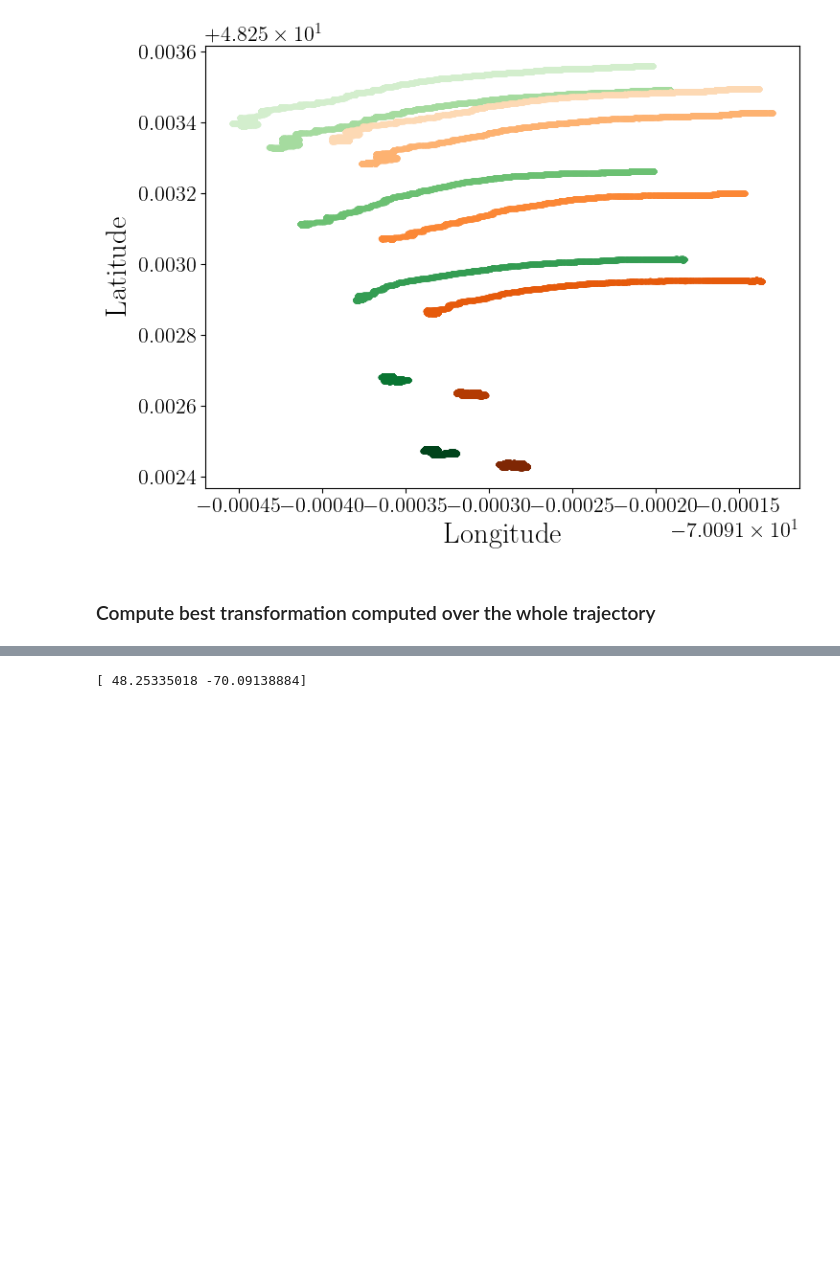
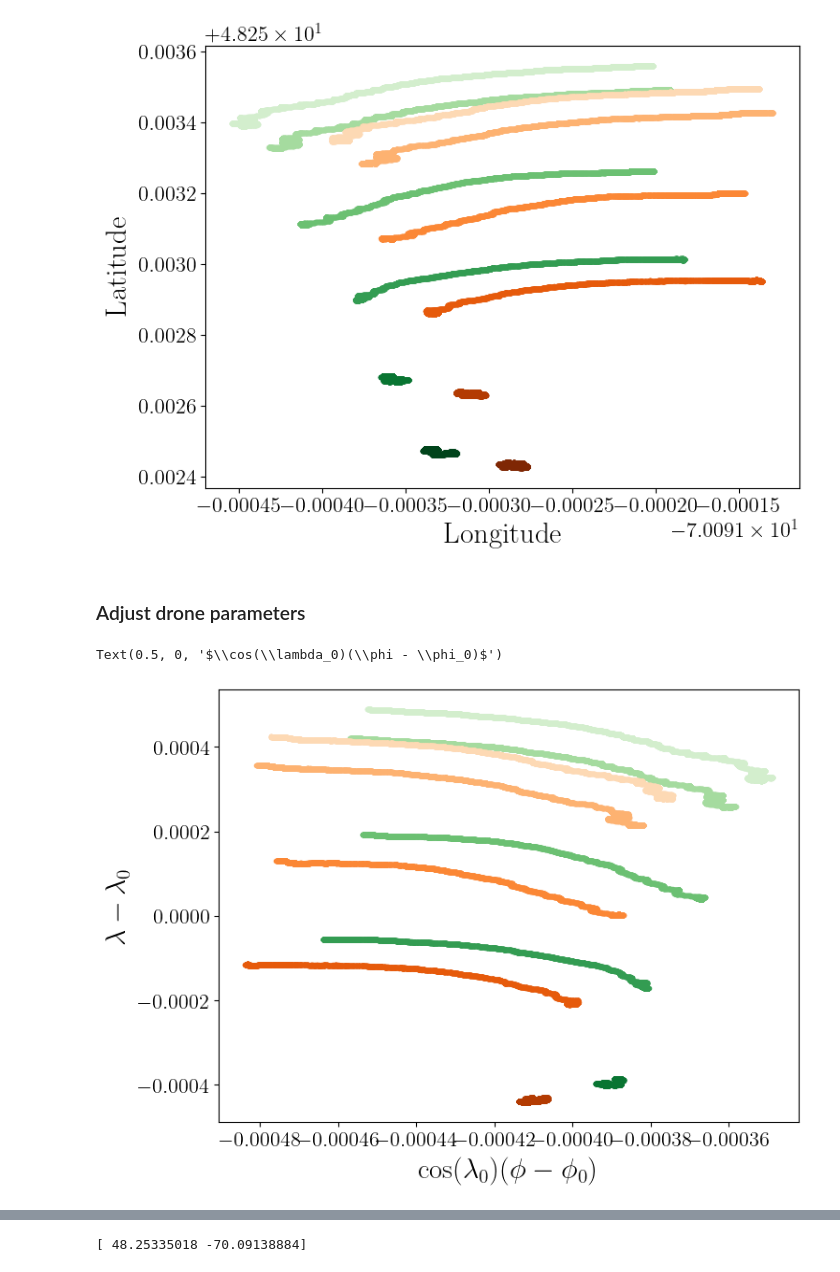
Before and after one commit to Turbotice/icewave, a Jupyter notebook: icewave/sebastien/BicWin2024/Notebook_buoys_alignement_0211_2024.ipynb, the cells around one changed output, grey strips where cells are left out. Drawn from its saved outputs; the diff is of its cells as text; code cells hidden in the pictures; blank space fills up the shorter version.

```diff
--- a/icewave/sebastien/BicWin2024/Notebook_buoys_alignement_0211_2024.ipynb
+++ b/icewave/sebastien/BicWin2024/Notebook_buoys_alignement_0211_2024.ipynb
@@ -188,5 +188,33 @@ ax.set_xlabel(r'Longitude')
 # %% [output]
 Text(0.5, 0, 'Longitude')
 [figure]
-# %% [markdown]
-### Compute best transformation computed over the whole trajectory
+# %% [markdown]
+### Adjust drone parameters
+# %%
+projected_drone = 'bernache'
+ref_drone = 'mesange'
+Nb_buoys = 5
+Nb_frames = 4000
+i0 = 520
+
+# compute adjustement of azimuth angle
+corrections = {projected_drone : {}, ref_drone : {}}
+for drone_key in corrections.keys():
+    corrections[drone_key]['lambda_phi'] = np.zeros(np.shape(Z[drone_key]['GPS'][:Nb_buoys,:,i0:i0 + Nb_frames]))
+    corrections[drone_key]['lambda_phi'][:,0,:] = Z[drone_key]['GPS'][:Nb_buoys,0,i0:i0 + Nb_frames] - param[projected_drone]['latitude']
+    corrections[drone_key]['lambda_phi'][:,1,:] = (Z[drone_key]['GPS'][:Nb_buoys,1,i0:i0 + Nb_frames]
+                                              - param[projected_drone]['longitude'])*np.cos(param[projected_drone]['latitude'])
+# %%
+set_graphs.set_matplotlib_param('single')
+fig, ax = plt.subplots()
+
+for drone_key in ['mesange','bernache']:
+    for i in range(Nb_buoys):
+        current_color = maps_drone[drone_key]['new_map'](maps_drone[drone_key]['cnorm'](i))
+        ax.plot(corrections[drone_key]['lambda_phi'][i,1,:],corrections[drone_key]['lambda_phi'][i,0,:],'.',color = current_color)
+
+ax.set_ylabel(r'$\lambda - \lambda_0$')
+ax.set_xlabel(r'$\cos(\lambda_0)(\phi - \phi_0)$')
+# %% [output]
+Text(0.5, 0, '$\\cos(\\lambda_0)(\\phi - \\phi_0)$')
+[figure, added]
```
Also changed, not shown: parts of 17 cells of this notebook, 1 other file.
